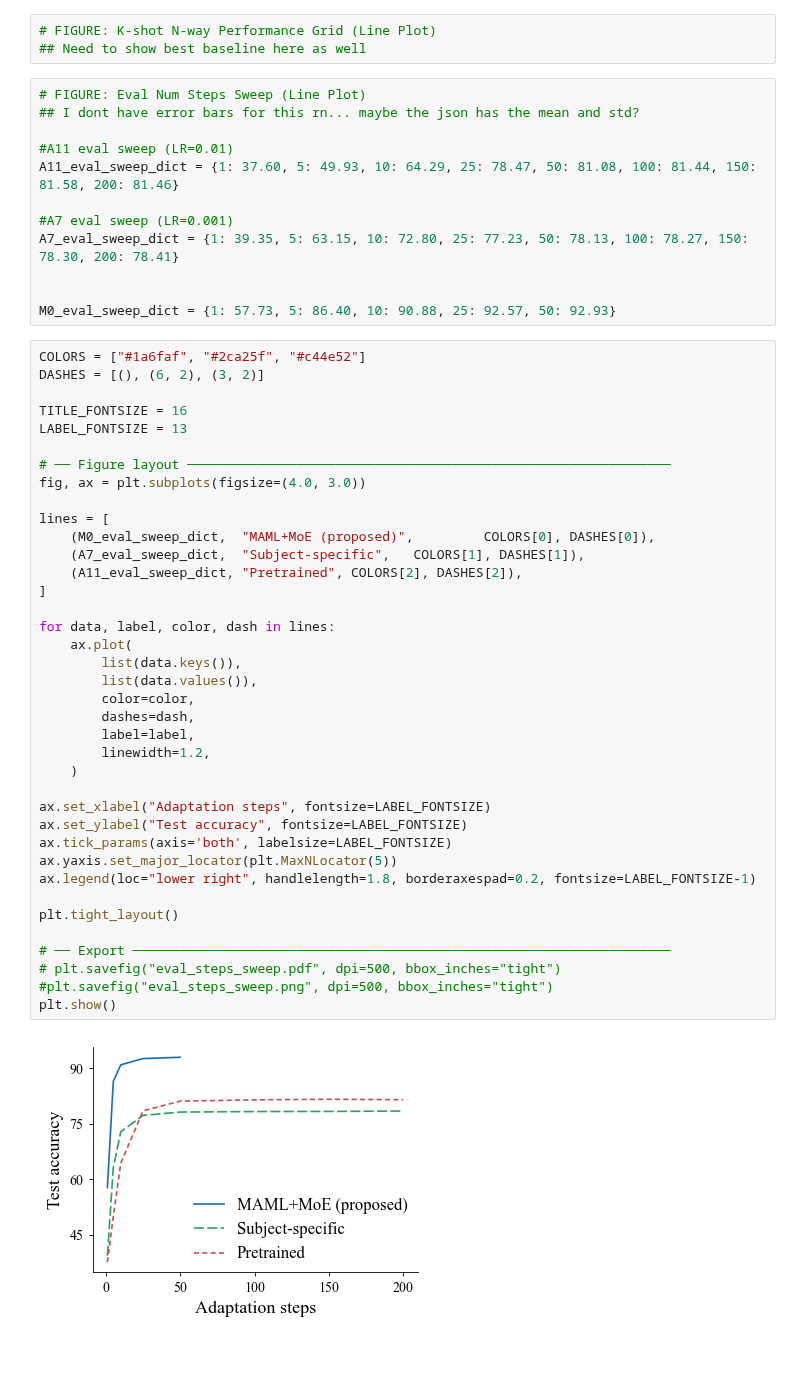
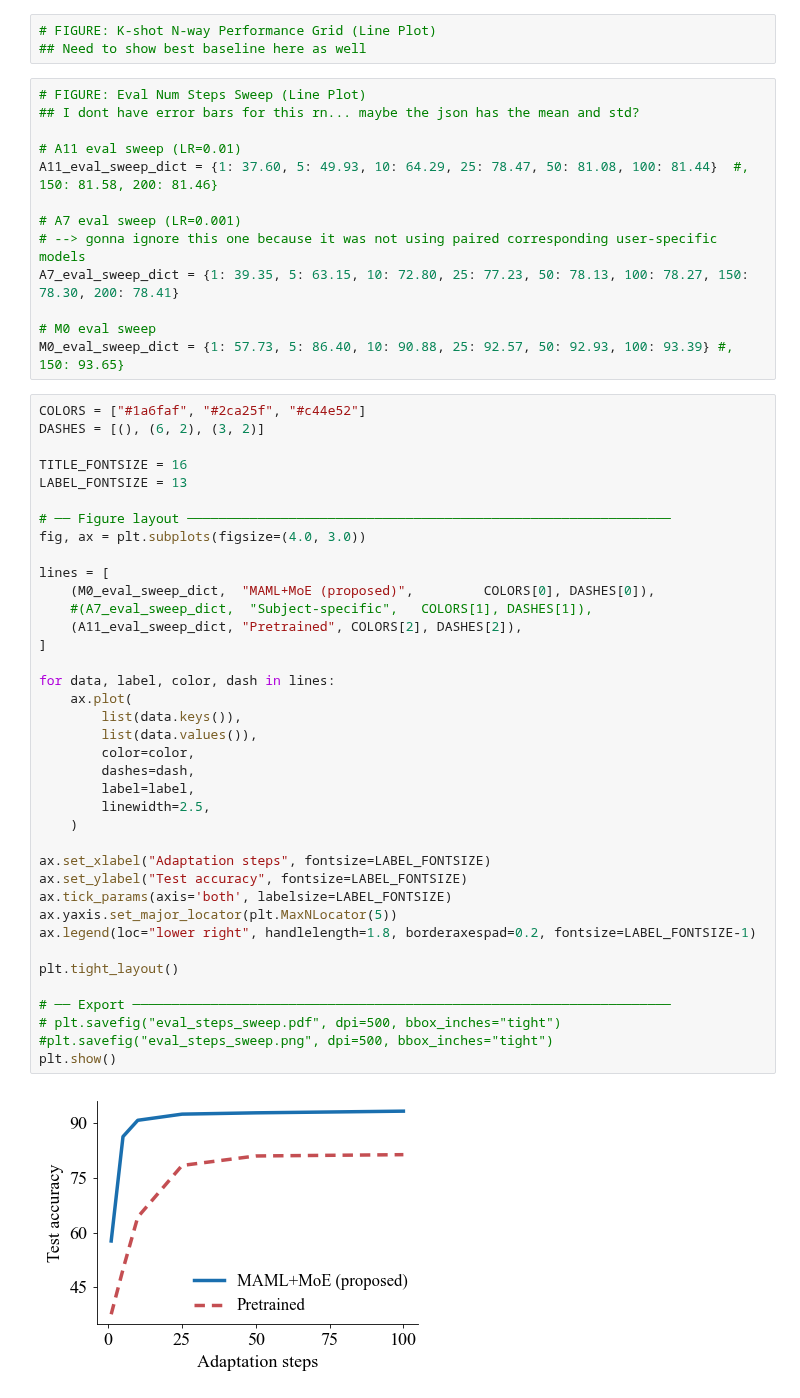
Before and after one commit to kdmalc/pers-gest-cls, a Jupyter notebook: paper_figures/NeurIPS_Figures.ipynb, the cells around one changed output. Drawn from its saved outputs; the diff is of its cells as text; blank space fills up the shorter version.

```diff
--- a/paper_figures/NeurIPS_Figures.ipynb
+++ b/paper_figures/NeurIPS_Figures.ipynb
@@ -79,14 +79,15 @@ plt.show()
 # FIGURE: Eval Num Steps Sweep (Line Plot)
 ## I dont have error bars for this rn... maybe the json has the mean and std?
 
-#A11 eval sweep (LR=0.01)
-A11_eval_sweep_dict = {1: 37.60, 5: 49.93, 10: 64.29, 25: 78.47, 50: 81.08, 100: 81.44, 150: 81.58, 200: 81.46}
+# A11 eval sweep (LR=0.01)
+A11_eval_sweep_dict = {1: 37.60, 5: 49.93, 10: 64.29, 25: 78.47, 50: 81.08, 100: 81.44}  #, 150: 81.58, 200: 81.46}
 
-#A7 eval sweep (LR=0.001)
+# A7 eval sweep (LR=0.001)
+# --> gonna ignore this one because it was not using paired corresponding user-specific models
 A7_eval_sweep_dict = {1: 39.35, 5: 63.15, 10: 72.80, 25: 77.23, 50: 78.13, 100: 78.27, 150: 78.30, 200: 78.41}
 
-
-M0_eval_sweep_dict = {1: 57.73, 5: 86.40, 10: 90.88, 25: 92.57, 50: 92.93}
+# M0 eval sweep
+M0_eval_sweep_dict = {1: 57.73, 5: 86.40, 10: 90.88, 25: 92.57, 50: 92.93, 100: 93.39} #, 150: 93.65}
 # %%
 COLORS = ["#1a6faf", "#2ca25f", "#c44e52"]
 DASHES = [(), (6, 2), (3, 2)]
@@ -97,33 +98,33 @@ LABEL_FONTSIZE = 13
 # ── Figure layout ──────────────────────────────────────────────────────────────
 fig, ax = plt.subplots(figsize=(4.0, 3.0))
 
 lines = [
     (M0_eval_sweep_dict,  "MAML+MoE (proposed)",         COLORS[0], DASHES[0]),
-    (A7_eval_sweep_dict,  "Subject-specific",   COLORS[1], DASHES[1]),
+    #(A7_eval_sweep_dict,  "Subject-specific",   COLORS[1], DASHES[1]),
     (A11_eval_sweep_dict, "Pretrained", COLORS[2], DASHES[2]),
 ]
 
 for data, label, color, dash in lines:
     ax.plot(
         list(data.keys()),
         list(data.values()),
         color=color,
         dashes=dash,
         label=label,
-        linewidth=1.2,
+        linewidth=2.5,
     )
 
 ax.set_xlabel("Adaptation steps", fontsize=LABEL_FONTSIZE)
 ax.set_ylabel("Test accuracy", fontsize=LABEL_FONTSIZE)
 ax.tick_params(axis='both', labelsize=LABEL_FONTSIZE)
 ax.yaxis.set_major_locator(plt.MaxNLocator(5))
 ax.legend(loc="lower right", handlelength=1.8, borderaxespad=0.2, fontsize=LABEL_FONTSIZE-1)
 
 plt.tight_layout()
 
 # ── Export ─────────────────────────────────────────────────────────────────────
 # plt.savefig("eval_steps_sweep.pdf", dpi=500, bbox_inches="tight")
 #plt.savefig("eval_steps_sweep.png", dpi=500, bbox_inches="tight")
 plt.show()
 # %% [output]
-[figure, old version]
+[figure, new version]
```
Also changed, not shown: 4 other files.
